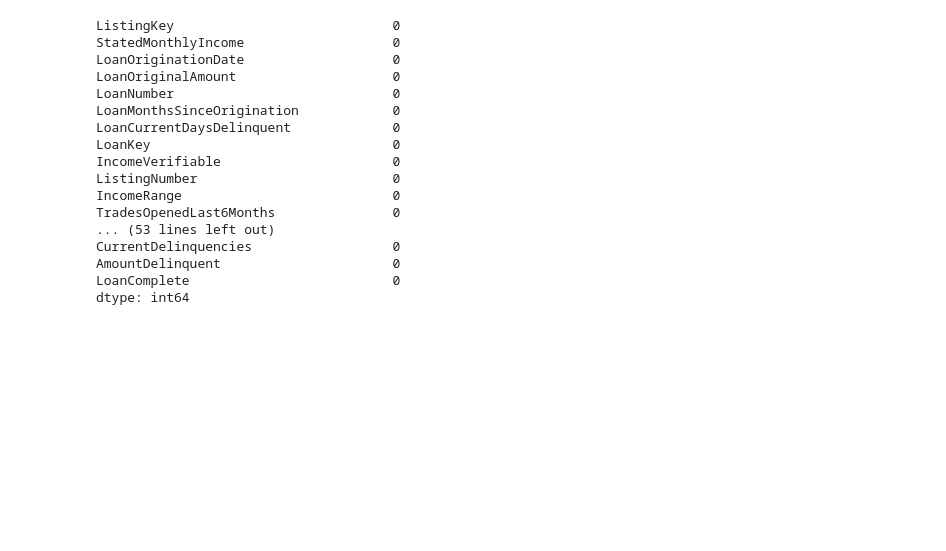
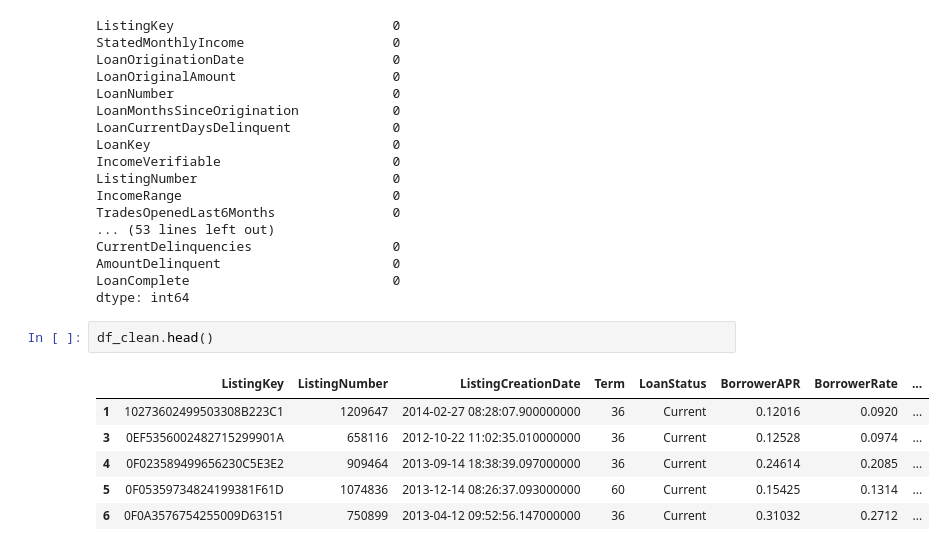
Before and after one commit to PopKobs/P2P_credit_scoring, a Jupyter notebook: feature_EDA.ipynb, the cells around one changed output. Drawn from its saved outputs; the diff is of its cells as text; blank space fills up the shorter version.

```diff
--- a/feature_EDA.ipynb
+++ b/feature_EDA.ipynb
@@ -426,3 +438,12 @@ CurrentDelinquencies                  0
 AmountDelinquent                      0
 LoanComplete                          0
 dtype: int64
+# %%
+df_clean.head()
+# %% [output]
+|  | ListingKey | ListingNumber | ListingCreationDate | Term | LoanStatus | BorrowerAPR | BorrowerRate | ... |
+| 1 | 10273602499503308B223C1 | 1209647 | 2014-02-27 08:28:07.900000000 | 36 | Current | 0.12016 | 0.0920 | ... |
+| 3 | 0EF5356002482715299901A | 658116 | 2012-10-22 11:02:35.010000000 | 36 | Current | 0.12528 | 0.0974 | ... |
+| 4 | 0F023589499656230C5E3E2 | 909464 | 2013-09-14 18:38:39.097000000 | 36 | Current | 0.24614 | 0.2085 | ... |
+| 5 | 0F05359734824199381F61D | 1074836 | 2013-12-14 08:26:37.093000000 | 60 | Current | 0.15425 | 0.1314 | ... |
+| 6 | 0F0A3576754255009D63151 | 750899 | 2013-04-12 09:52:56.147000000 | 36 | Current | 0.31032 | 0.2712 | ... |
```
Also changed, not shown: parts of 31 cells of this notebook, 1 other file.
